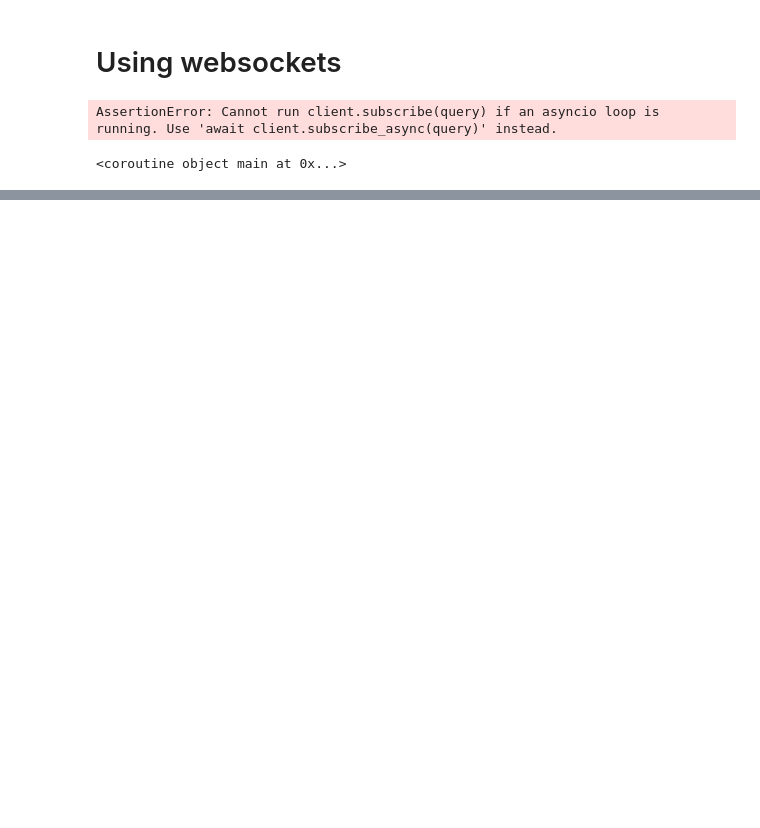
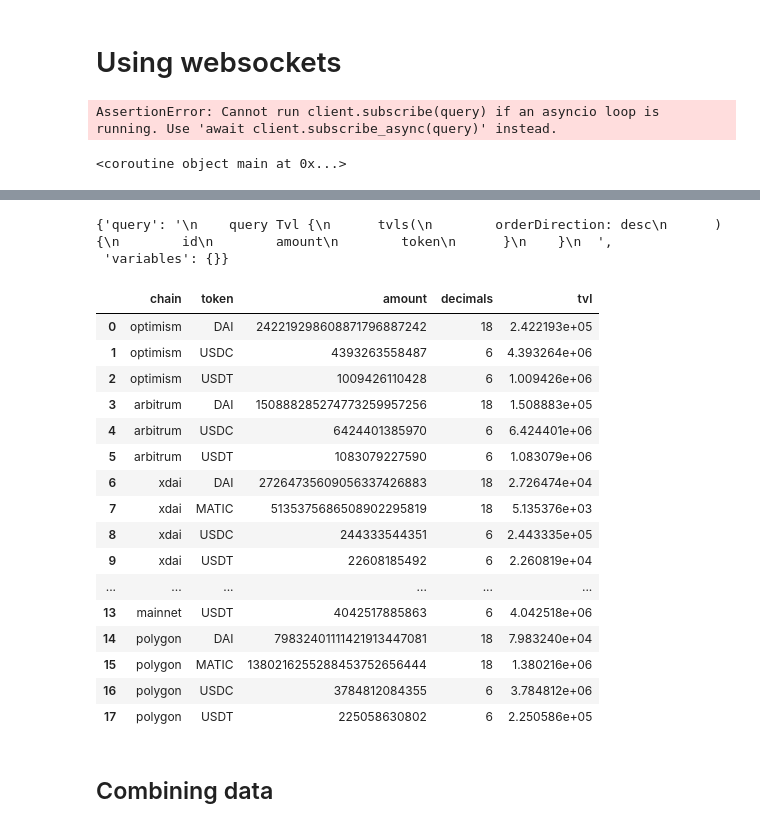
Before and after one commit to enzotavares/lifi-analytics-backend, a Jupyter notebook: subgraph_analysis.ipynb, the cells around one changed output, grey strips where cells are left out. Saved outputs shown, nothing was run; the diff lists cells and outputs as text; code cells hidden in the pictures; blank space fills up the shorter version.

```diff
--- a/subgraph_analysis.ipynb
+++ b/subgraph_analysis.ipynb
@@ -2049,0 +2385,59 @@ for result in client.subscribe(query):
+# %%
+request_data = {"query":"\n    query Tvl {\n      tvls(\n        orderDirection: desc\n      ) {\n        id\n        amount\n        token\n      }\n    }\n  ","variables":{}}
+# %%
+request_data
+# %% [output]
+{'query': '\n    query Tvl {\n      tvls(\n        orderDirection: desc\n      ) {\n        id\n        amount\n        token\n      }\n    }\n  ',
+ 'variables': {}}
+# %%
+hop_df = pd.DataFrame(columns=["chain", "token", "amount", "decimals", "tvl"])
+# %%
+def get_liquidity_hop(chain):
+
+    initial_url = "https://api.thegraph.com/subgraphs/name/hop-protocol/hop-"+chain
+    response = requests.post(
+        initial_url, json.dumps(request_data)
+    )
+
+    if response.status_code != 200:
+        raise Exception(
+            "Cannot get rules (HTTP {}): {}".format(response.status_code, response.text)
+        )
+    return response.json()
+# %%
+for chain in ["optimism", "arbitrum", "xdai", "mainnet", "polygon"]:
+    result = get_liquidity_hop(chain)
+    for tvl in result["data"]["tvls"]:
+        amount = tvl["amount"]
+        if len(amount)>18:
+            decimals = 18
+        else:
+            decimals = 6
+        new_row = {
+            "chain":chain,
+            "amount":amount,
+            "token":tvl["token"],
+            "decimals":decimals,
+            "tvl": int(amount)/10**decimals
+        }
+        hop_df = hop_df.append(new_row, True)
+# %%
+hop_df
+# %% [output]
+|  | chain | token | amount | decimals | tvl |
+| 0 | optimism | DAI | 242219298608871796887242 | 18 | 2.422193e+05 |
+| 1 | optimism | USDC | 4393263558487 | 6 | 4.393264e+06 |
+| 2 | optimism | USDT | 1009426110428 | 6 | 1.009426e+06 |
+| 3 | arbitrum | DAI | 150888285274773259957256 | 18 | 1.508883e+05 |
+| 4 | arbitrum | USDC | 6424401385970 | 6 | 6.424401e+06 |
+| 5 | arbitrum | USDT | 1083079227590 | 6 | 1.083079e+06 |
+| 6 | xdai | DAI | 27264735609056337426883 | 18 | 2.726474e+04 |
+| 7 | xdai | MATIC | 5135375686508902295819 | 18 | 5.135376e+03 |
+| 8 | xdai | USDC | 244333544351 | 6 | 2.443335e+05 |
+| 9 | xdai | USDT | 22608185492 | 6 | 2.260819e+04 |
+| ... | ... | ... | ... | ... | ... |
+| 13 | mainnet | USDT | 4042517885863 | 6 | 4.042518e+06 |
+| 14 | polygon | DAI | 79832401111421913447081 | 18 | 7.983240e+04 |
+| 15 | polygon | MATIC | 1380216255288453752656444 | 18 | 1.380216e+06 |
+| 16 | polygon | USDC | 3784812084355 | 6 | 3.784812e+06 |
+| 17 | polygon | USDT | 225058630802 | 6 | 2.250586e+05 |
@@ -2049,0 +2446,2 @@ for result in client.subscribe(query):
+# %% [markdown]
+## Combining data
```
Also changed, not shown: parts of 77 cells of this notebook, 10 other files.
